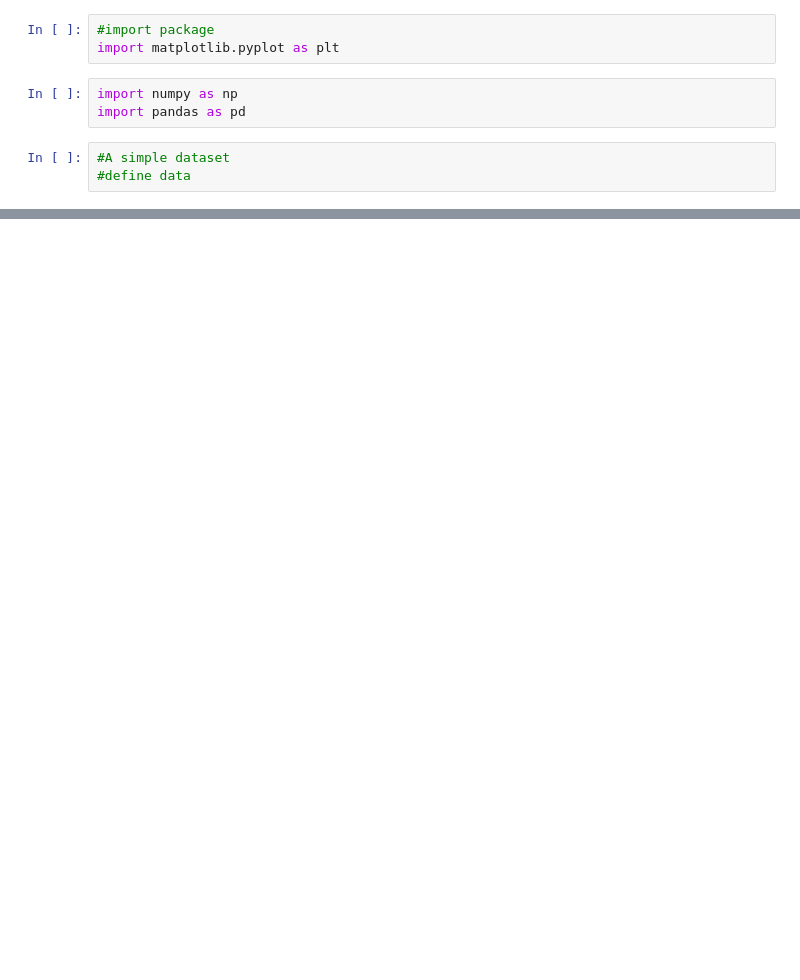
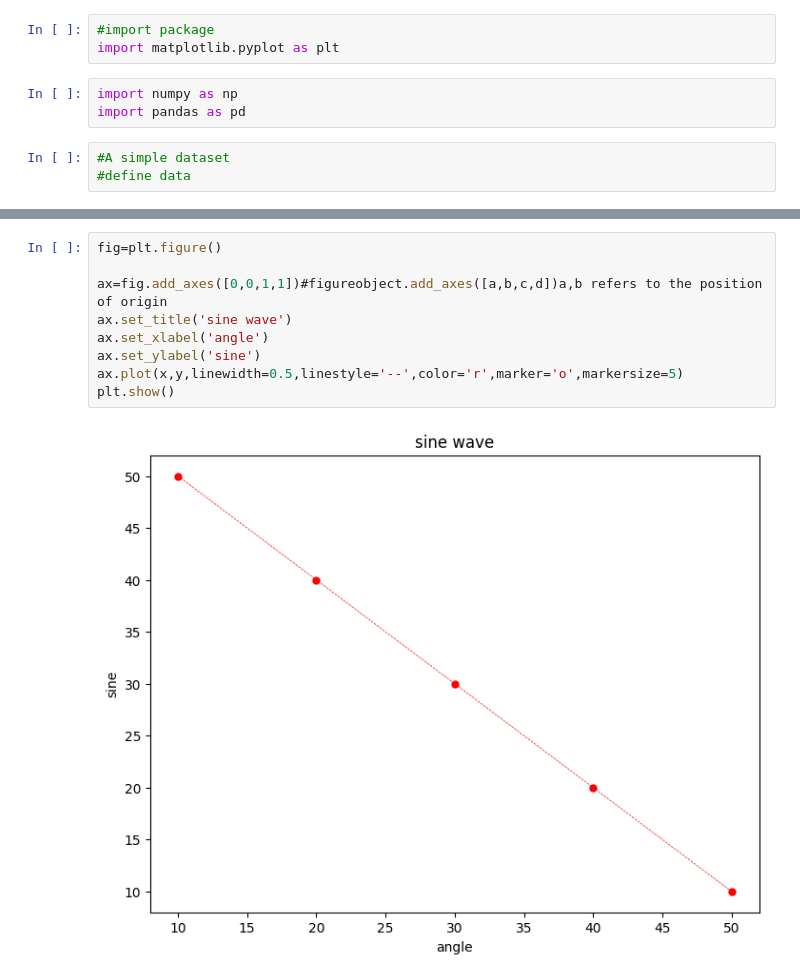
Before and after one commit to LangatMark/DataScience, a Jupyter notebook: trial/data visualization with Matplotlib, seaborn.ipynb, the cells around one changed output, grey strips where cells are left out. Drawn from its saved outputs; the diff is of its cells as text; blank space fills up the shorter version.

```diff
--- a/trial/data visualization with Matplotlib, seaborn.ipynb
+++ b/trial/data visualization with Matplotlib, seaborn.ipynb
@@ -76,0 +106,11 @@ plt.show()
+# %%
+fig=plt.figure()
+
+ax=fig.add_axes([0,0,1,1])#figureobject.add_axes([a,b,c,d])a,b refers to the position of origin
+ax.set_title('sine wave')
+ax.set_xlabel('angle')
+ax.set_ylabel('sine')
+ax.plot(x,y,linewidth=0.5,linestyle='--',color='r',marker='o',markersize=5)
+plt.show()
+# %% [output]
+[figure, added]
```
Also changed, not shown: parts of 12 cells of this notebook, 1 other file.
